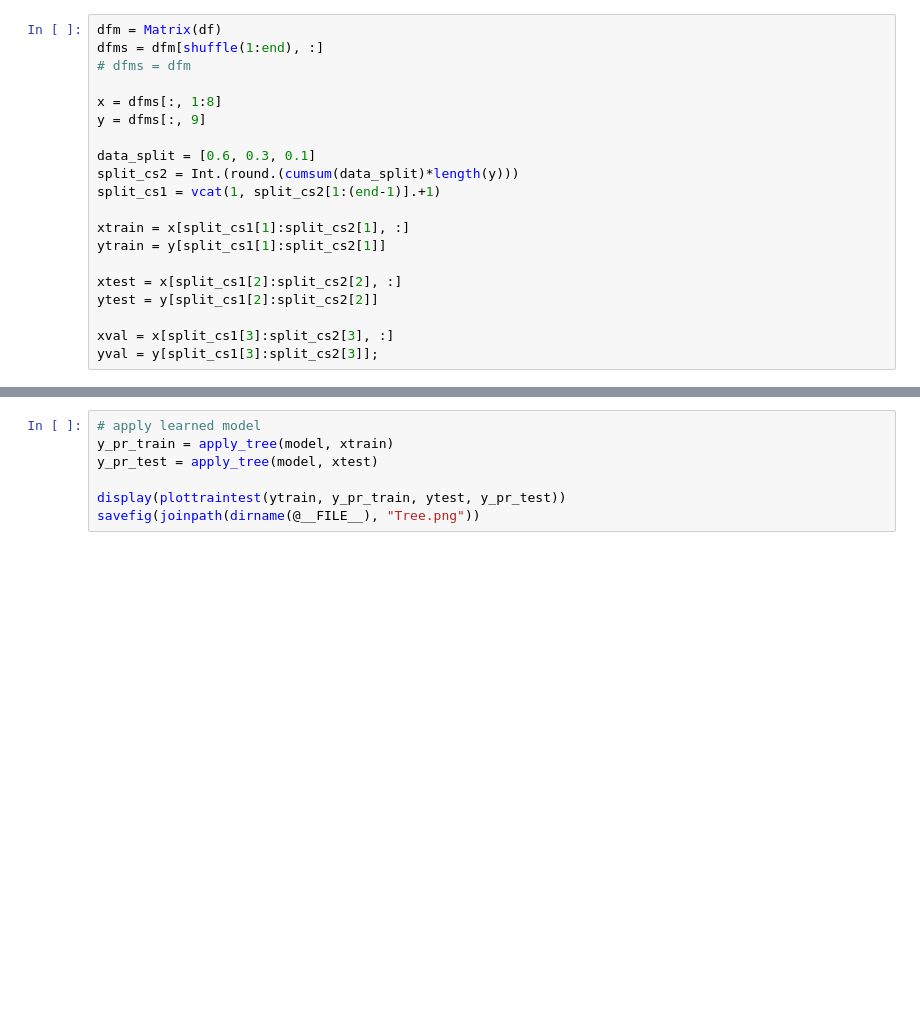
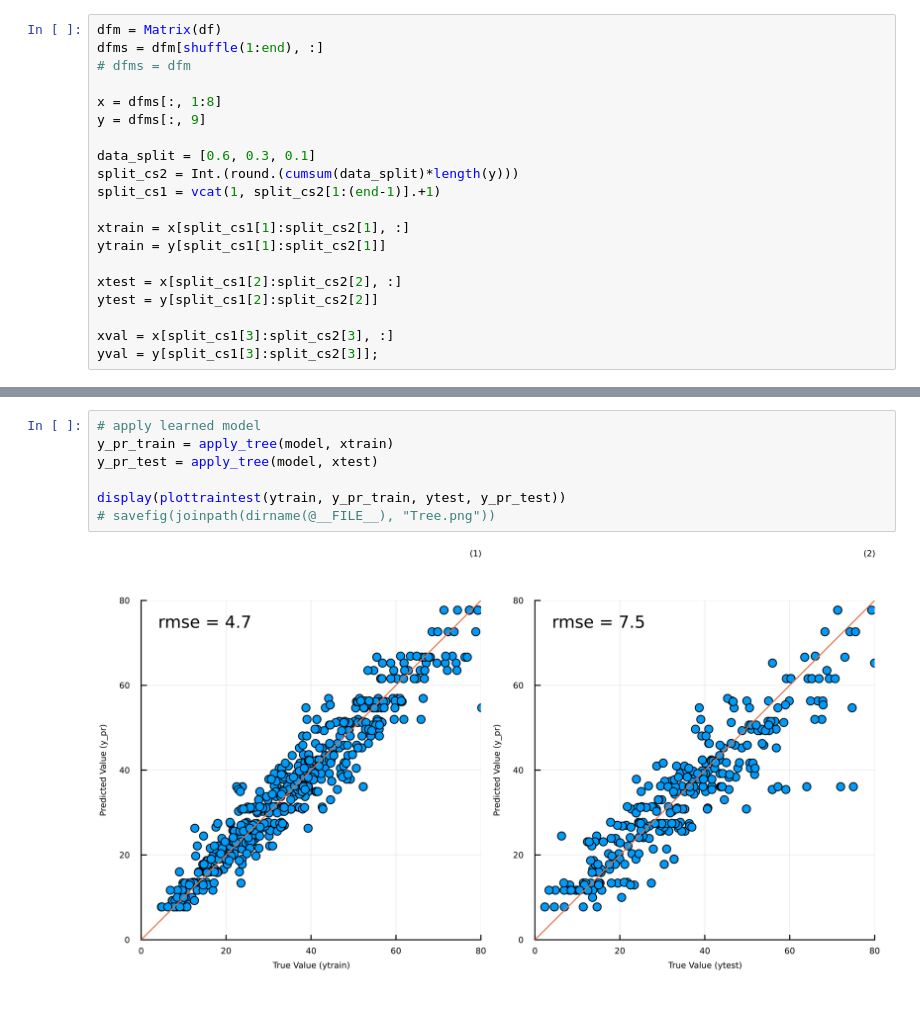
Before and after one commit to uiceds/cee-492-term-project-fall-2022-team-online, a Jupyter notebook: reference/1-Random Forest/tree.ipynb, the cells around one changed output, grey strips where cells are left out. Drawn from its saved outputs; the diff is of its cells as text; blank space fills up the shorter version.

```diff
--- a/reference/1-Random Forest/tree.ipynb
+++ b/reference/1-Random Forest/tree.ipynb
@@ -99,7 +99,9 @@ Depth:  11
 # %%
 # apply learned model
 y_pr_train = apply_tree(model, xtrain)
 y_pr_test = apply_tree(model, xtest)
 
 display(plottraintest(ytrain, y_pr_train, ytest, y_pr_test))
-savefig(joinpath(dirname(@__FILE__), "Tree.png"))
+# savefig(joinpath(dirname(@__FILE__), "Tree.png"))
+# %% [output]
+[figure, added]
```
Also changed, not shown: parts of 9 cells of this notebook, 4 other files.
